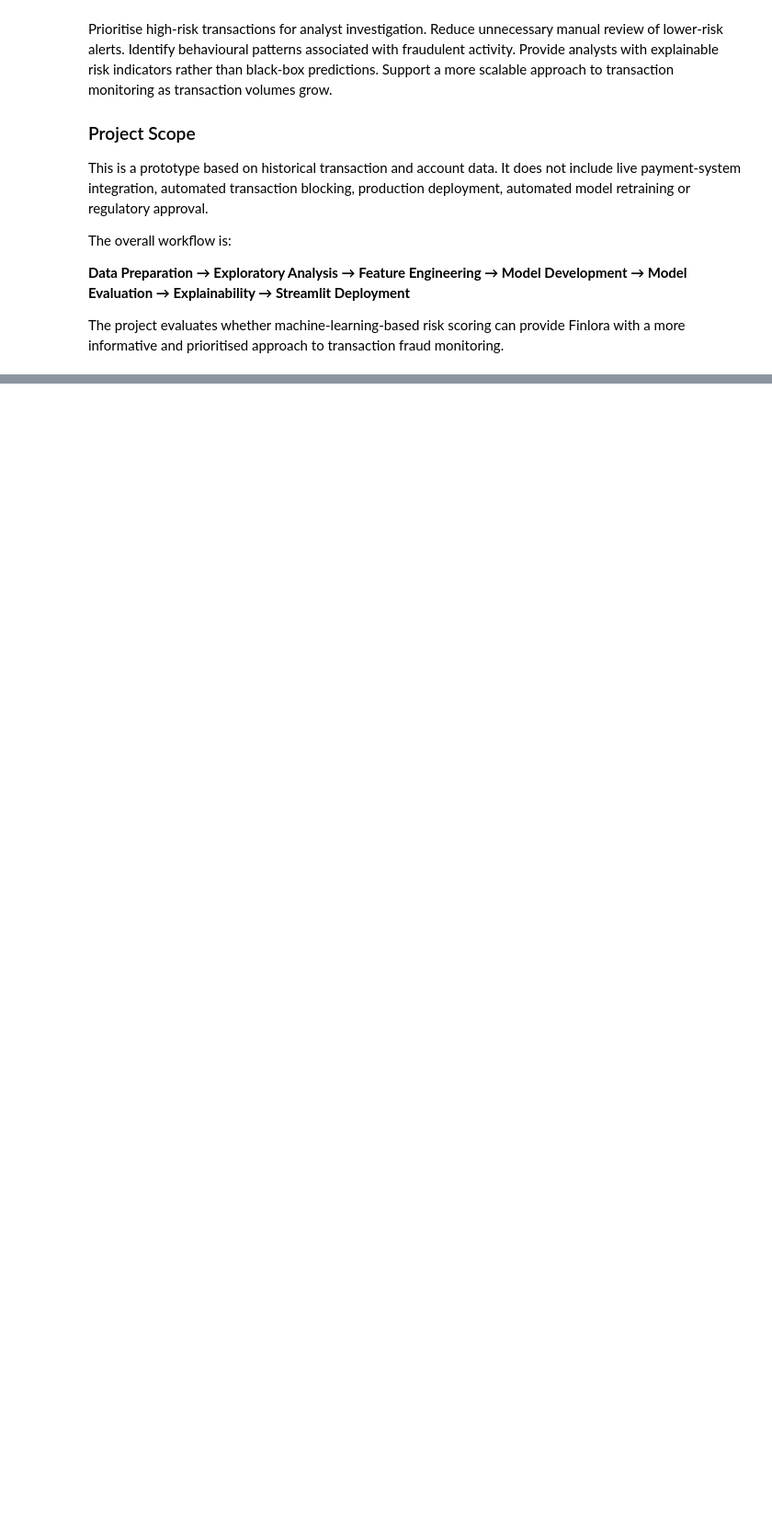
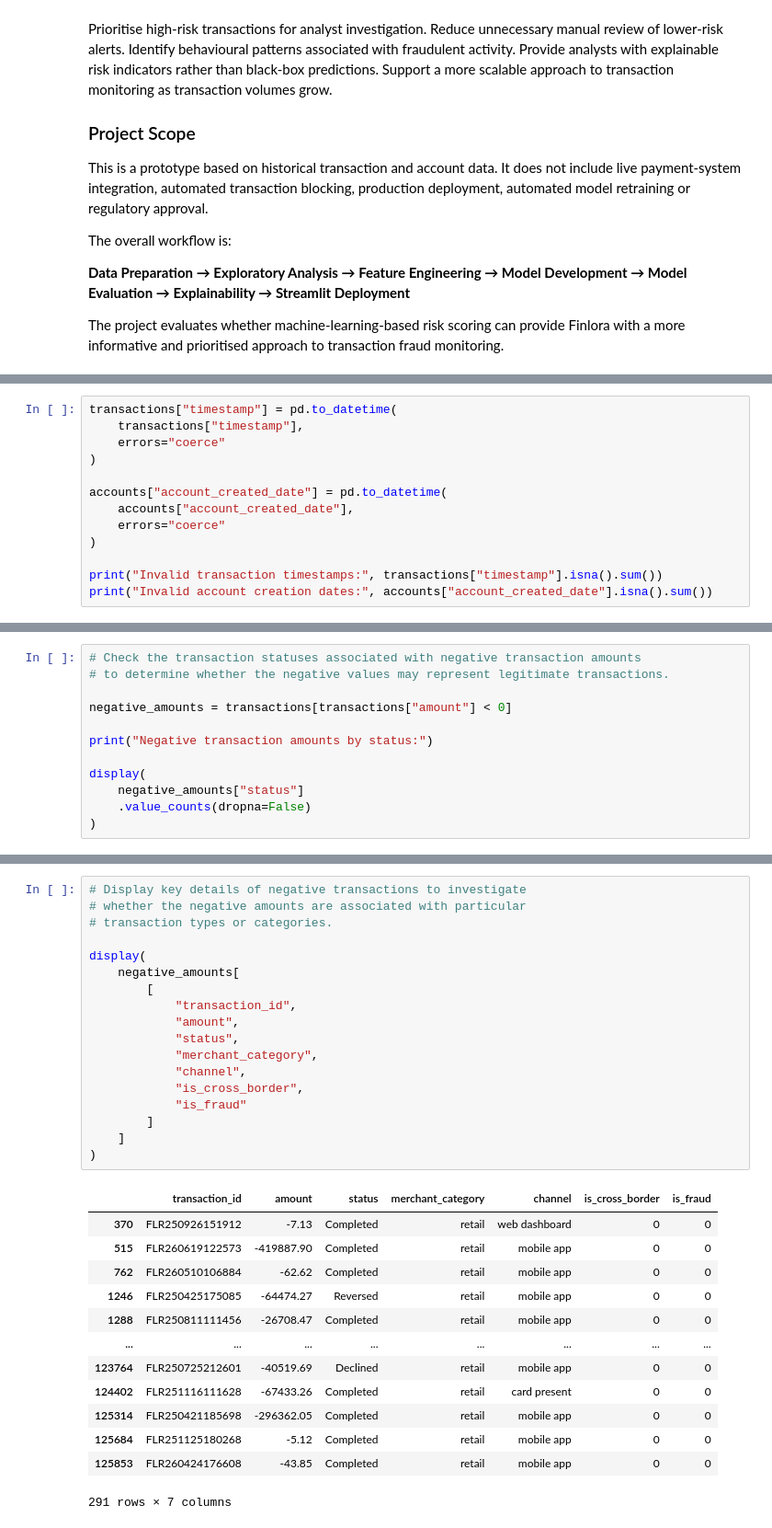
Before and after one commit to telvinpaul1/finlora_fraud_detection_and_risk_scoring, a Jupyter notebook: notebook/data_cleaning.ipynb, the cells around one changed output, grey strips where cells are left out. Shown at 92% size. Saved outputs shown, nothing was run; the diff lists cells and outputs as text; blank space fills up the shorter version.

```diff
--- a/notebook/data_cleaning.ipynb
+++ b/notebook/data_cleaning.ipynb
@@ -1068,0 +258,13 @@ Cleaned datasets saved successfully.
+# %%
+transactions["timestamp"] = pd.to_datetime(
+    transactions["timestamp"],
+    errors="coerce"
+)
+
+accounts["account_created_date"] = pd.to_datetime(
+    accounts["account_created_date"],
+    errors="coerce"
+)
+
+print("Invalid transaction timestamps:", transactions["timestamp"].isna().sum())
+print("Invalid account creation dates:", accounts["account_created_date"].isna().sum())
@@ -1068,0 +477,12 @@ Cleaned datasets saved successfully.
+# %%
+# Check the transaction statuses associated with negative transaction amounts
+# to determine whether the negative values may represent legitimate transactions.
+
+negative_amounts = transactions[transactions["amount"] < 0]
+
+print("Negative transaction amounts by status:")
+
+display(
+    negative_amounts["status"]
+    .value_counts(dropna=False)
+)
@@ -1068,0 +496,32 @@ Cleaned datasets saved successfully.
+# %%
+# Display key details of negative transactions to investigate
+# whether the negative amounts are associated with particular
+# transaction types or categories.
+
+display(
+    negative_amounts[
+        [
+            "transaction_id",
+            "amount",
+            "status",
+            "merchant_category",
+            "channel",
+            "is_cross_border",
+            "is_fraud"
+        ]
+    ]
+)
+# %% [output]
+|  | transaction_id | amount | status | merchant_category | channel | is_cross_border | is_fraud |
+| 370 | FLR250926151912 | -7.13 | Completed | retail | web dashboard | 0 | 0 |
+| 515 | FLR260619122573 | -419887.90 | Completed | retail | mobile app | 0 | 0 |
+| 762 | FLR260510106884 | -62.62 | Completed | retail | mobile app | 0 | 0 |
+| 1246 | FLR250425175085 | -64474.27 | Reversed | retail | mobile app | 0 | 0 |
+| 1288 | FLR250811111456 | -26708.47 | Completed | retail | mobile app | 0 | 0 |
+| ... | ... | ... | ... | ... | ... | ... | ... |
+| 123764 | FLR250725212601 | -40519.69 | Declined | retail | mobile app | 0 | 0 |
+| 124402 | FLR251116111628 | -67433.26 | Completed | retail | card present | 0 | 0 |
+| 125314 | FLR250421185698 | -296362.05 | Completed | retail | mobile app | 0 | 0 |
+| 125684 | FLR251125180268 | -5.12 | Completed | retail | mobile app | 0 | 0 |
+| 125853 | FLR260424176608 | -43.85 | Completed | retail | mobile app | 0 | 0 |
+291 rows × 7 columns
```
Also changed, not shown: parts of 120 cells of this notebook, 9 other files.
